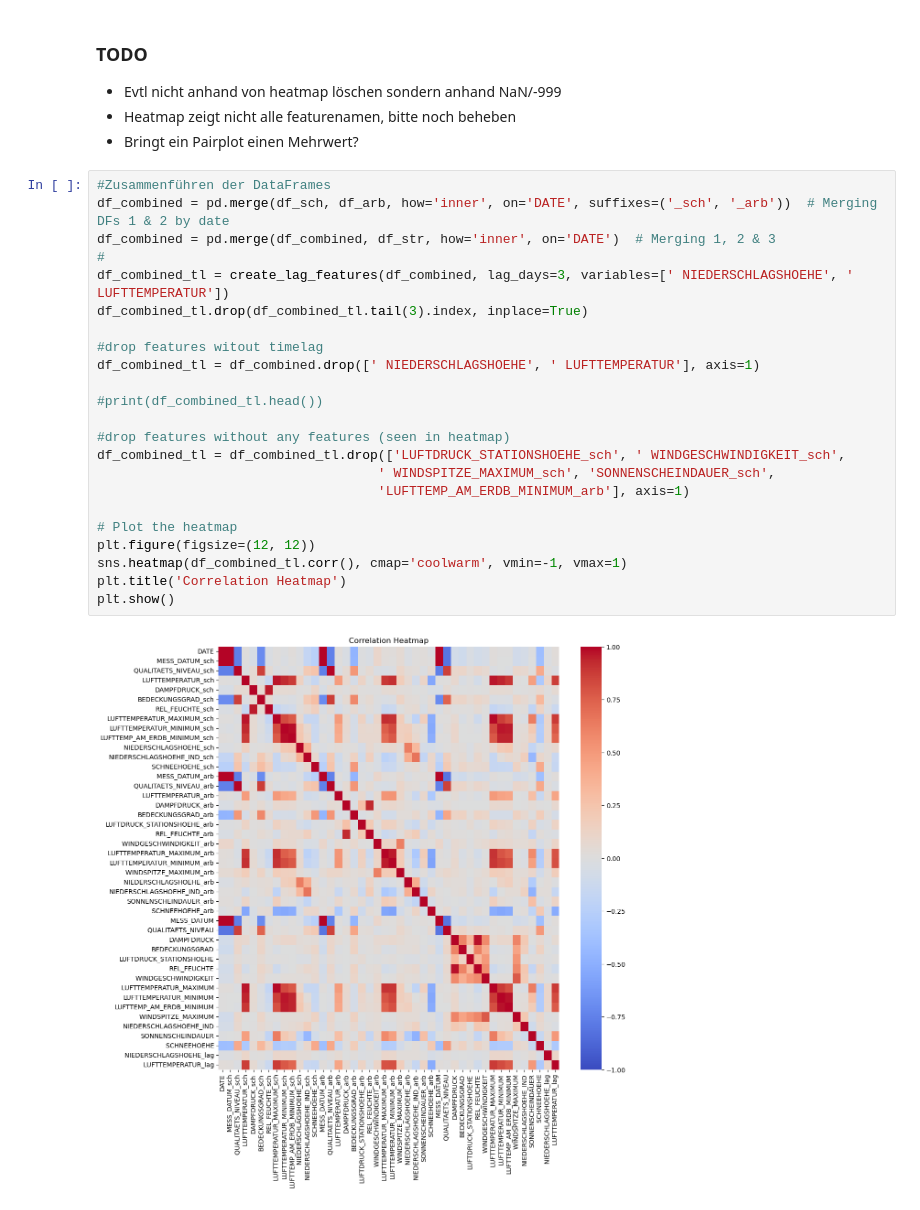
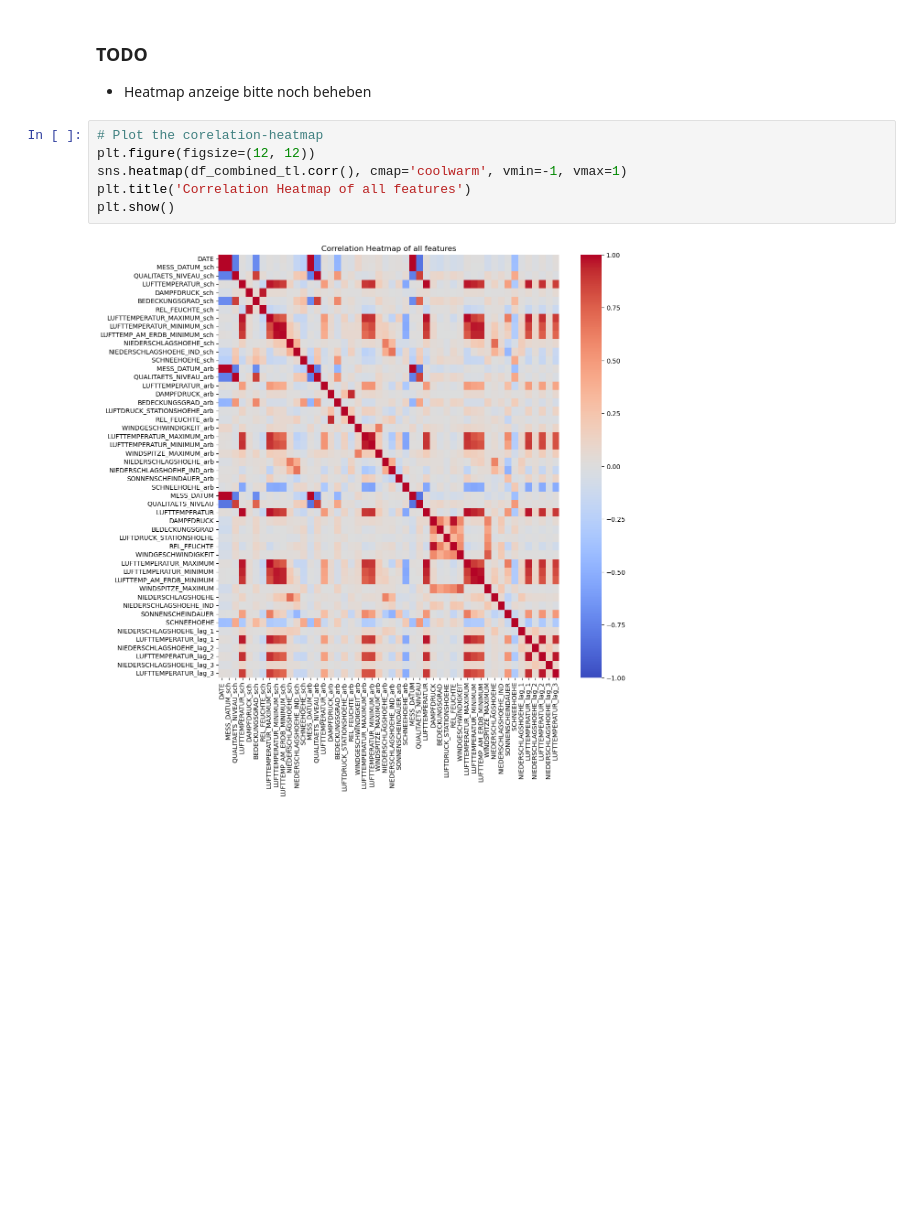
Before and after one commit to SolonRubens/Weather_Forecast_ML, a Jupyter notebook: Linear.ipynb, the cells around one changed output. Saved outputs shown, nothing was run; the diff lists cells and outputs as text; blank space fills up the shorter version.

```diff
--- a/Linear.ipynb
+++ b/Linear.ipynb
@@ -32,32 +71,13 @@ df_str = df_str.query('DATE >= "1996-05-01"')
 # %% [markdown]
 ### TODO
-- Evtl nicht anhand von heatmap löschen sondern anhand NaN/-999
-- Heatmap zeigt nicht alle featurenamen, bitte noch beheben
-- Bringt ein Pairplot einen Mehrwert?
+- Heatmap anzeige bitte noch beheben
 # %%
-#Zusammenführen der DataFrames
-df_combined = pd.merge(df_sch, df_arb, how='inner', on='DATE', suffixes=('_sch', '_arb'))  # Merging DFs 1 & 2 by date
-df_combined = pd.merge(df_combined, df_str, how='inner', on='DATE')  # Merging 1, 2 & 3
-#
-df_combined_tl = create_lag_features(df_combined, lag_days=3, variables=[' NIEDERSCHLAGSHOEHE', ' LUFTTEMPERATUR'])
-df_combined_tl.drop(df_combined_tl.tail(3).index, inplace=True)
-
-#drop features witout timelag
-df_combined_tl = df_combined.drop([' NIEDERSCHLAGSHOEHE', ' LUFTTEMPERATUR'], axis=1)
-
-#print(df_combined_tl.head())
-
-#drop features without any features (seen in heatmap)
-df_combined_tl = df_combined_tl.drop(['LUFTDRUCK_STATIONSHOEHE_sch', ' WINDGESCHWINDIGKEIT_sch',
-                                    ' WINDSPITZE_MAXIMUM_sch', 'SONNENSCHEINDAUER_sch',
-                                    'LUFTTEMP_AM_ERDB_MINIMUM_arb'], axis=1)
-
-# Plot the heatmap
+# Plot the corelation-heatmap
 plt.figure(figsize=(12, 12))
 sns.heatmap(df_combined_tl.corr(), cmap='coolwarm', vmin=-1, vmax=1)
-plt.title('Correlation Heatmap')
+plt.title('Correlation Heatmap of all features')
 plt.show()
 # %% [output]
-[figure, old version]
+[figure, new version]
 # %% [markdown]
 ### TODO
```
Also changed, not shown: parts of 14 cells of this notebook.
